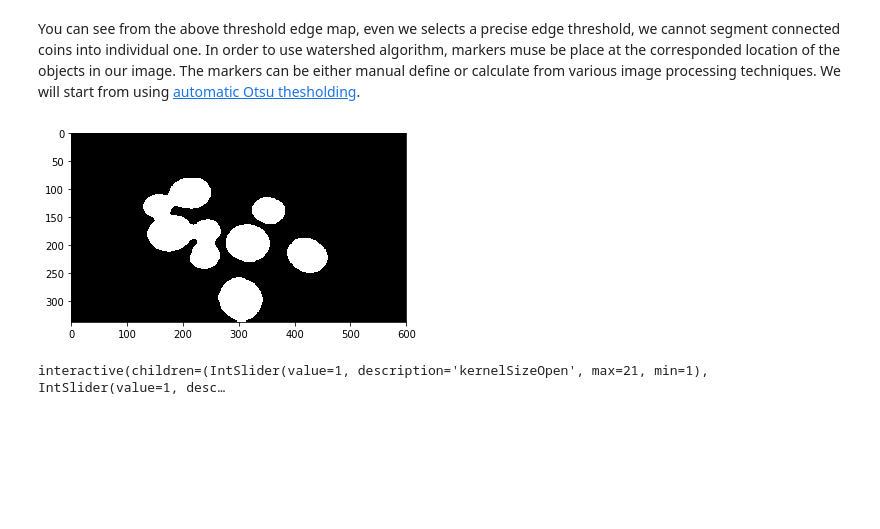
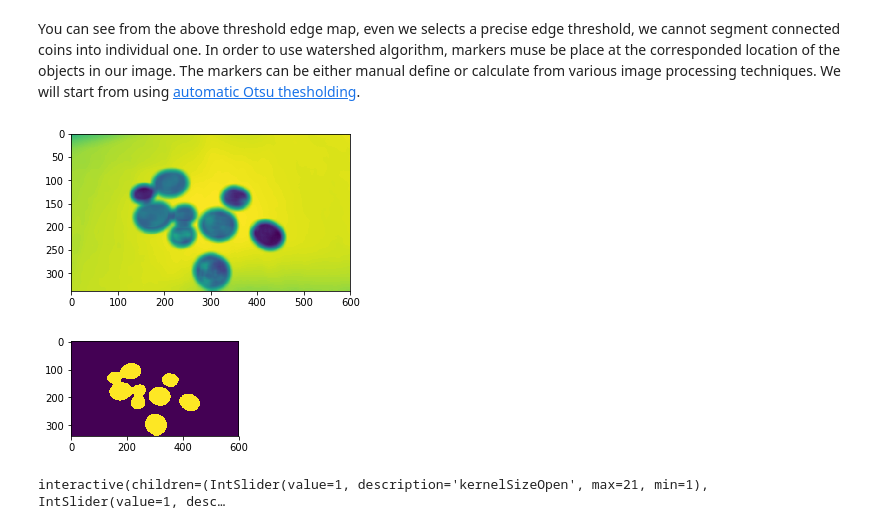
Before and after one commit to Chanokthorn/cv, a Jupyter notebook: Lab 5 - Simple Object Recognition.ipynb, the cells around one changed output. Cells and saved outputs as stored; diff of their text form; code cells hidden in the pictures; blank space fills up the shorter version.

```diff
--- a/Lab 5 - Simple Object Recognition.ipynb
+++ b/Lab 5 - Simple Object Recognition.ipynb
@@ -333,13 +338,17 @@ sobelY = np.uint8(np.absolute(cv2.Sobel(sampleCoinGray,cv2.CV_64F,0,1,ksize=3)))
 sobelXY = (sobelX + sobelY) > 43
 # %% [markdown]
 You can see from the above threshold edge map, even we selects a precise edge threshold, we cannot segment connected coins into individual one. In order to use watershed algorithm, markers muse be place at the corresponded location of the objects in our image. The markers can be either manual define or calculate from various image processing techniques. We will start from using <a href="https://docs.opencv.org/3.4.2/d7/d4d/tutorial_py_thresholding.html">automatic Otsu thesholding</a>.
-# %%
-sampleCoinGray = cv2.blur(sampleCoinGray,(15,15))
-_,thresholdCoinImage = cv2.threshold(sampleCoinGray,0,255,cv2.THRESH_BINARY_INV + cv2.THRESH_OTSU)
-plt.imshow(thresholdCoinImage, cmap='gray')
-plt.show()
-# %% [output]
-[figure, removed]
+# %%
+sampleCoinGray2 = sampleCoinGray.copy()
+# sampleCoinGray2 = cv2.GaussianBlur(sampleCoinGray,(31,41),0)
+sampleCoinGray2 = cv2.blur(sampleCoinGray2,(15,15))
+imshow(sampleCoinGray2,(5,5))
+sampleCoinGray = cv2.adaptiveThreshold(sampleCoinGray,164,cv2.ADAPTIVE_THRESH_GAUSSIAN_C,cv2.THRESH_BINARY,11,5)
+_,thresholdCoinImage = cv2.threshold(sampleCoinGray2,50,50,cv2.THRESH_BINARY_INV + cv2.THRESH_OTSU)
+imshow(thresholdCoinImage,(3,3))
+# %% [output]
+[figure, added]
+[figure, added]
 # %%
 def openAndCloseMorph(kernelSizeOpen,kernelSizeClose,kernelShapeOpen,kernelShapeClose, mode):
     kernel_open = cv2.getStructuringElement(kernelShapeOpen,(kernelSizeOpen,kernelSizeOpen))
```
Also changed, not shown: parts of 29 cells of this notebook.
